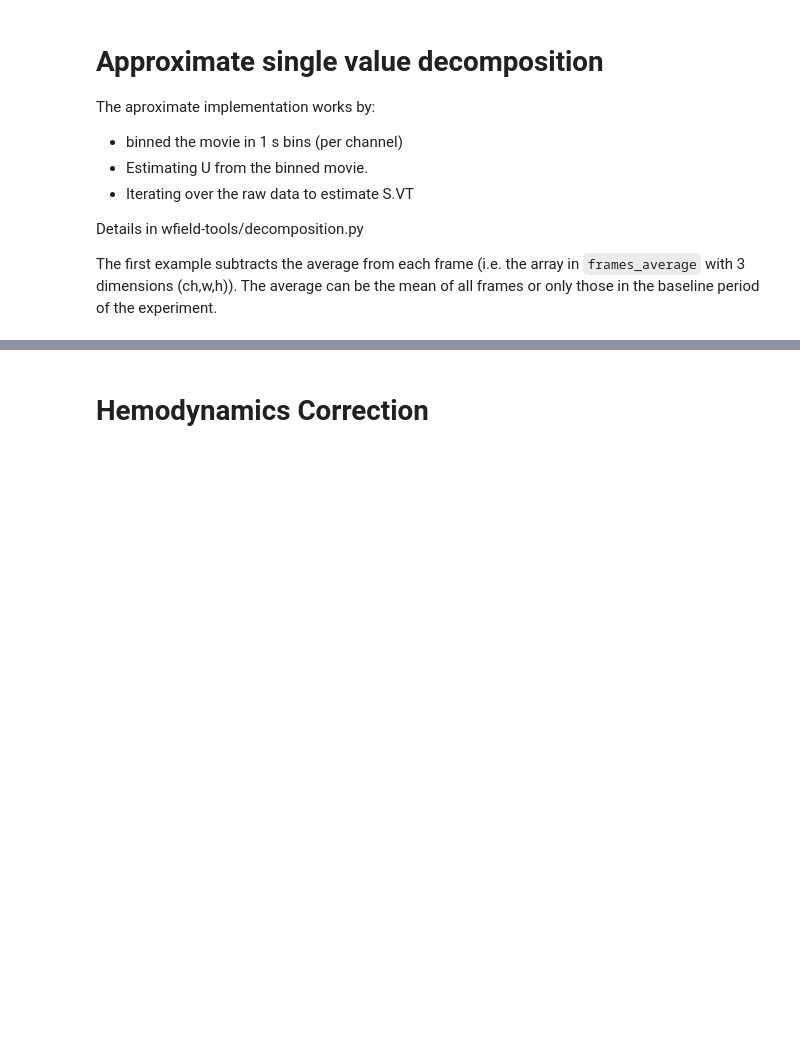
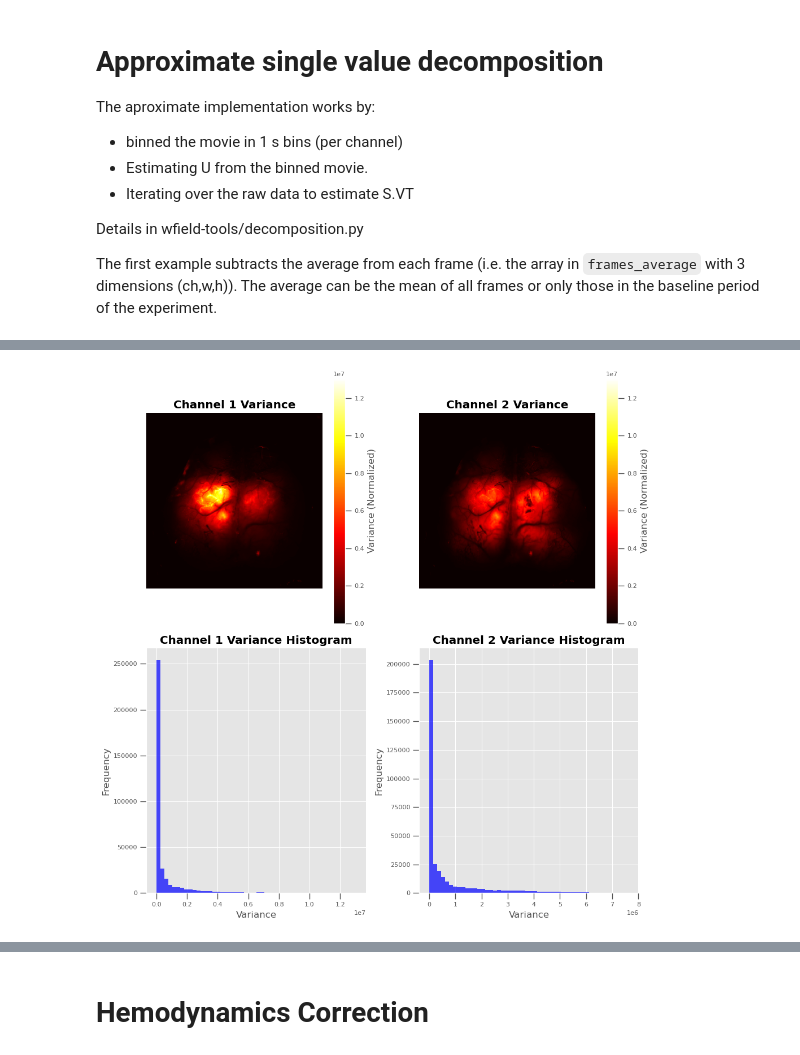
Before and after one commit to aeltonaraujoneuro/wfield, a Jupyter notebook: notebooks/66_Aelton_wfield.ipynb, the cells around one changed output, grey strips where cells are left out. Cells and saved outputs as stored; diff of their text form; code cells hidden in the pictures; blank space fills up the shorter version.

```diff
--- a/notebooks/66_Aelton_wfield.ipynb
+++ b/notebooks/66_Aelton_wfield.ipynb
@@ -189,0 +246,12 @@ frames_average.npy saved in /datajoint-data/data/aeltona/Experiments/Sensory_Pre
+# %%
+# Reshape the array to combine frame and channel dimensions
+movie_reshaped = np.transpose(dat, (0, 2, 3, 1))  # [n_frames, height, width, n_channels]
+
+# Calculate variance for each channel across frames
+channel_variances = np.var(movie_reshaped, axis=0)  # [height, width, n_channels]
+
+# Get the maximum variance across all channels
+max_variance = np.max(channel_variances)
+
+# Plot the variance for each channel separately
+num_channels = channel_variances.shape[2]
@@ -189,0 +262,26 @@ frames_average.npy saved in /datajoint-data/data/aeltona/Experiments/Sensory_Pre
+# %%
+# Plot the variance for each channel along with histograms
+num_channels = channel_variances.shape[2]
+fig, axes = plt.subplots(2, num_channels, figsize=(5*num_channels, 10))
+
+for i in range(num_channels):
+    # Plot variance heatmap
+    ax_heatmap = axes[0, i] if num_channels > 1 else axes[0]
+    im = ax_heatmap.imshow(channel_variances[:, :, i], cmap='hot', interpolation='nearest', vmin=0, vmax=max_variance)
+    ax_heatmap.set_title(f'Channel {i+1} Variance')
+    ax_heatmap.set_xlabel('Width')
+    ax_heatmap.set_ylabel('Height')
+    ax_heatmap.axis('off')
+    fig.colorbar(im, ax=ax_heatmap, orientation='vertical', label='Variance (Normalized)')
+
+    # Plot histogram
+    ax_hist = axes[1, i] if num_channels > 1 else axes[1]
+    ax_hist.hist(channel_variances[:, :, i].ravel(), bins=50, color='blue', alpha=0.7)
+    ax_hist.set_title(f'Channel {i+1} Variance Histogram')
+    ax_hist.set_xlabel('Variance')
+    ax_hist.set_ylabel('Frequency')
+
+plt.tight_layout()
+plt.show()
+# %% [output]
+[figure, added]
```
Also changed, not shown: parts of 47 cells of this notebook.
